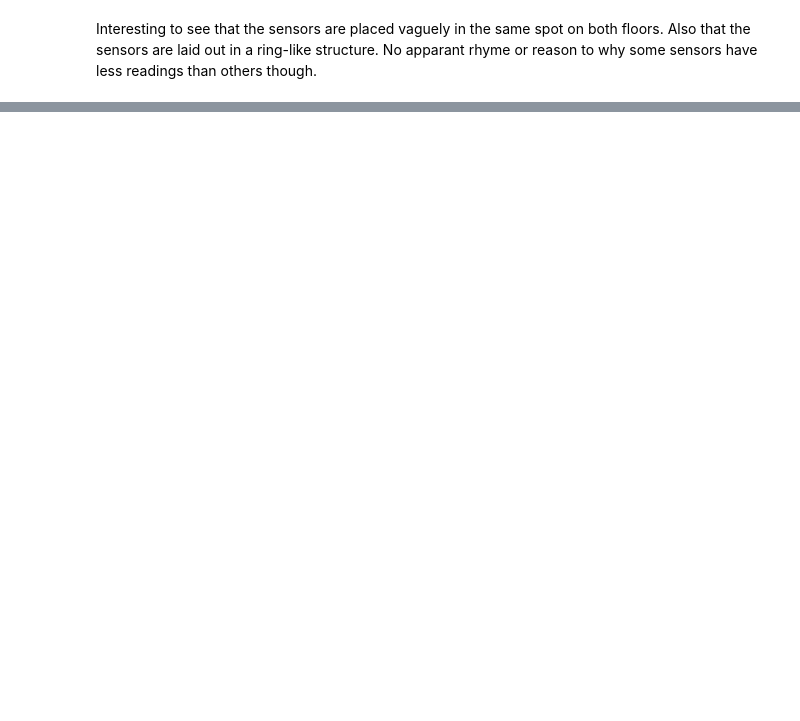
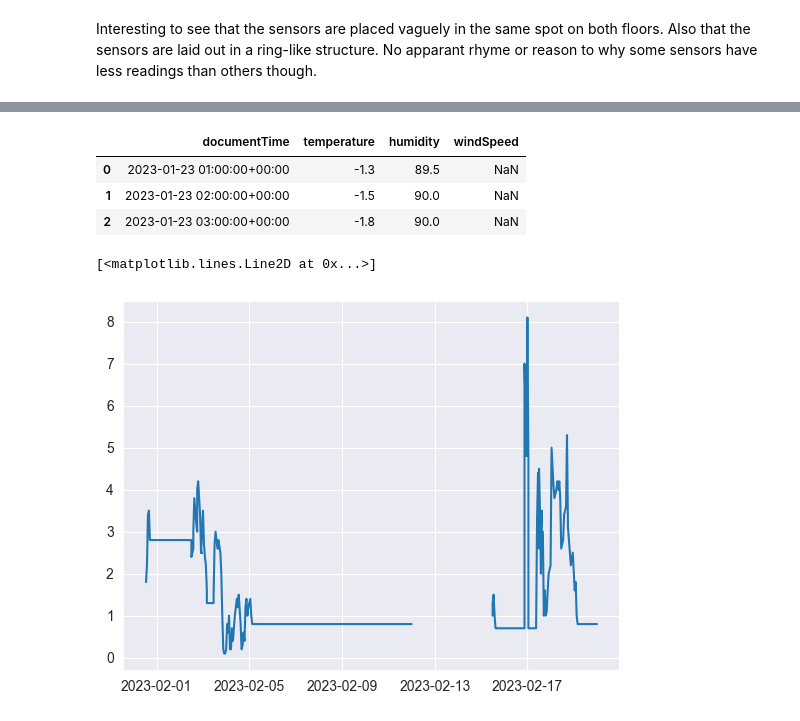
Before and after one commit to SidMurthy97/fp_task, a Jupyter notebook: analysis.ipynb, the cells around one changed output, grey strips where cells are left out. Drawn from its saved outputs; the diff is of its cells as text; code cells hidden in the pictures; blank space fills up the shorter version.

```diff
--- a/analysis.ipynb
+++ b/analysis.ipynb
@@ -111,0 +137,4 @@ Interesting to see that the sensors are placed vaguely in the same spot on both
+# %%
+#read in the json and encode the iso + zulu time information
+oaq = pd.read_json("data/oaq.json", convert_dates=["documentTime"])
+oaq.head()
@@ -111,0 +188,12 @@ Interesting to see that the sensors are placed vaguely in the same spot on both
+# %%
+oaq.head(3)
+# %% [output]
+|  | documentTime | temperature | humidity | windSpeed |
+| 0 | 2023-01-23 01:00:00+00:00 | -1.3 | 89.5 | NaN |
+| 1 | 2023-01-23 02:00:00+00:00 | -1.5 | 90.0 | NaN |
+| 2 | 2023-01-23 03:00:00+00:00 | -1.8 | 90.0 | NaN |
+# %%
+plt.plot(oaq.documentTime,oaq.windSpeed)
+# %% [output]
+[<matplotlib.lines.Line2D at 0x...>]
+[figure, added]
```
Also changed, not shown: parts of 27 cells of this notebook.
